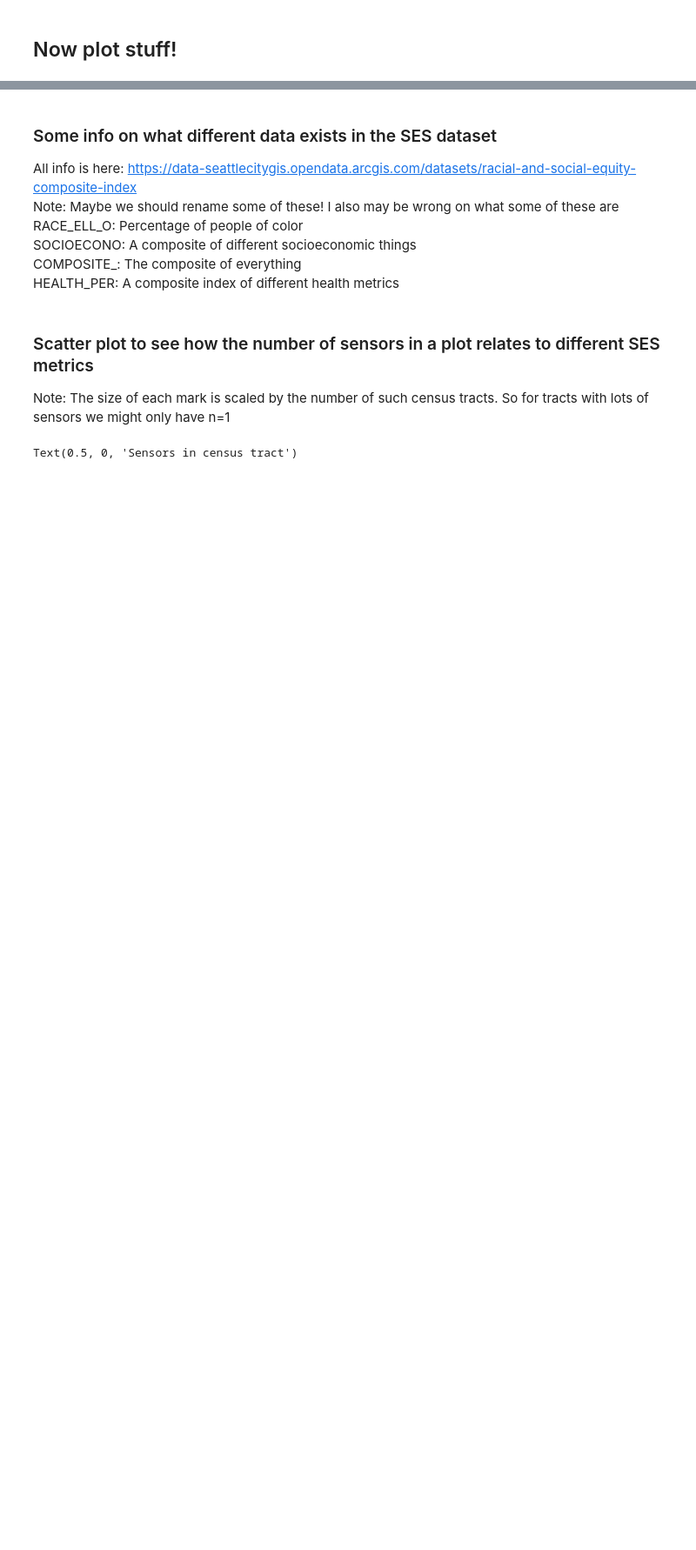
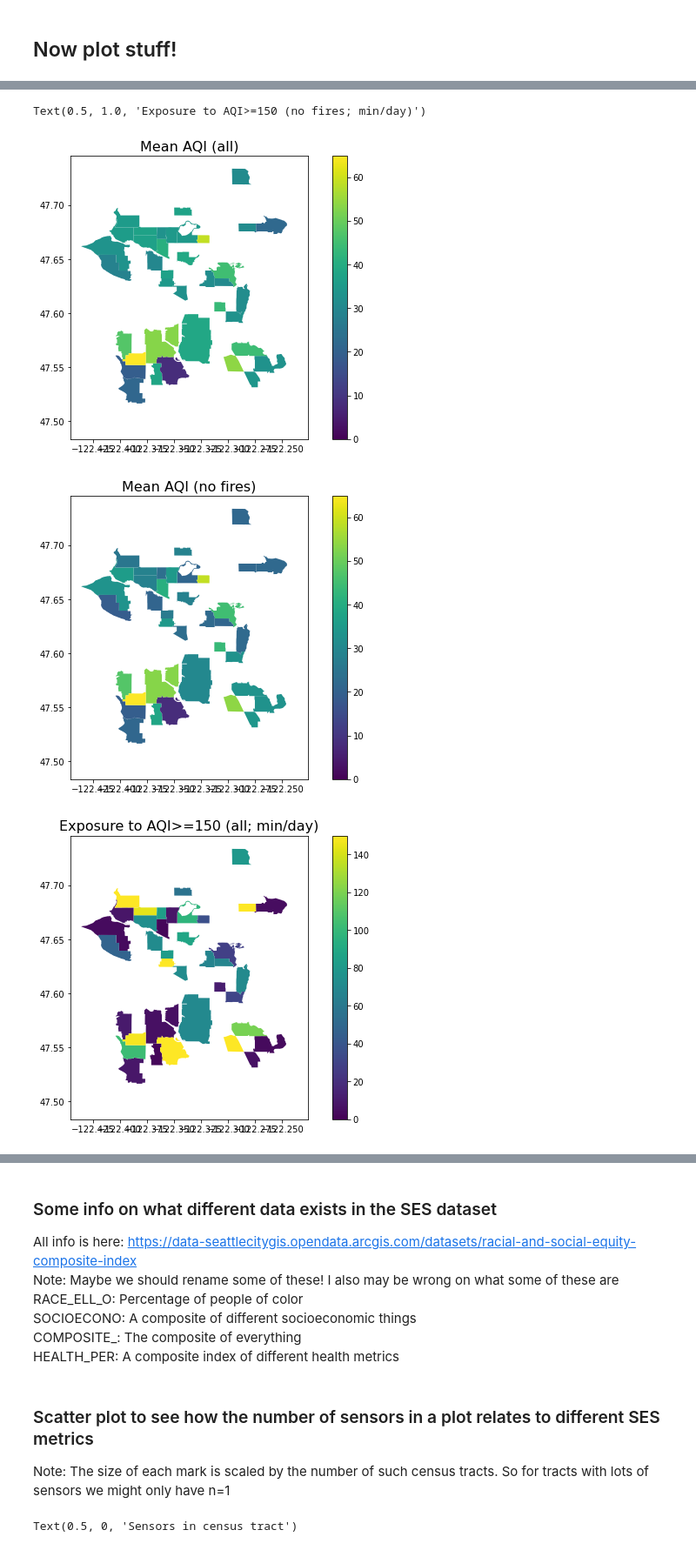
Before and after one commit to adambsokol/purple_haze, a Jupyter notebook: purple_haze/initial_plotting.ipynb, the cells around one changed output, grey strips where cells are left out. Shown at 87% size. Drawn from its saved outputs; the diff is of its cells as text; code cells hidden in the pictures; blank space fills up the shorter version.

```diff
--- a/purple_haze/initial_plotting.ipynb
+++ b/purple_haze/initial_plotting.ipynb
@@ -43,0 +57,21 @@ Text(0.5, 1.0, 'Sensor counts by census tract')
+# %%
+fig, ax = plt.subplots(figsize=(10, 6))
+counts_plot = matched_ses_data.plot(column='mean_aqi', legend=True, ax=ax, norm=colors.Normalize(0,65))
+plt.title('Mean AQI (all)', fontsize=16)
+
+fig, ax = plt.subplots(figsize=(10, 6))
+counts_plot = matched_ses_data.plot(column='mean_aqi_ns', legend=True, ax=ax, norm=colors.Normalize(0,65))
+plt.title('Mean AQI (no fires)', fontsize=16)
+
+fig, ax = plt.subplots(figsize=(10, 6))
+counts_plot = matched_ses_data.plot(column='exp150', legend=True, ax=ax, norm=colors.Normalize(0,150))
+plt.title('Exposure to AQI>=150 (all; min/day)', fontsize=16)
+
+fig, ax = plt.subplots(figsize=(10, 6))
+counts_plot = matched_ses_data.plot(column='exp150_ns', legend=True, ax=ax, norm=colors.Normalize(0,150))
+plt.title('Exposure to AQI>=150 (no fires; min/day)', fontsize=16)
+# %% [output]
+Text(0.5, 1.0, 'Exposure to AQI>=150 (no fires; min/day)')
+[figure, added]
+[figure, added]
+[figure, added]
```
Also changed, not shown: parts of 10 cells of this notebook.
